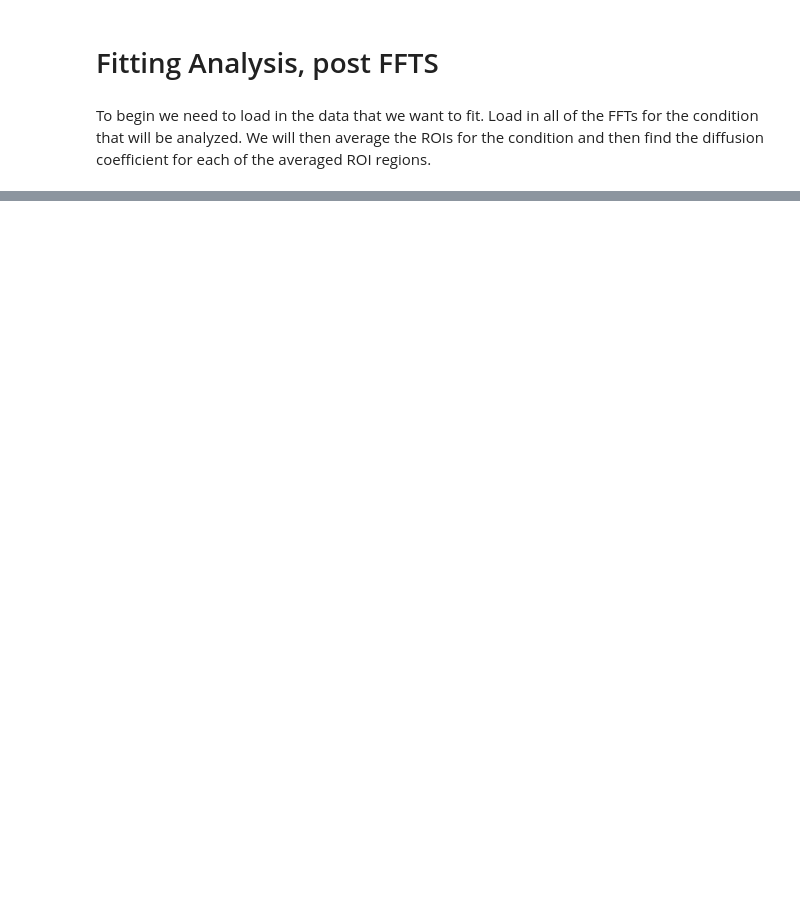
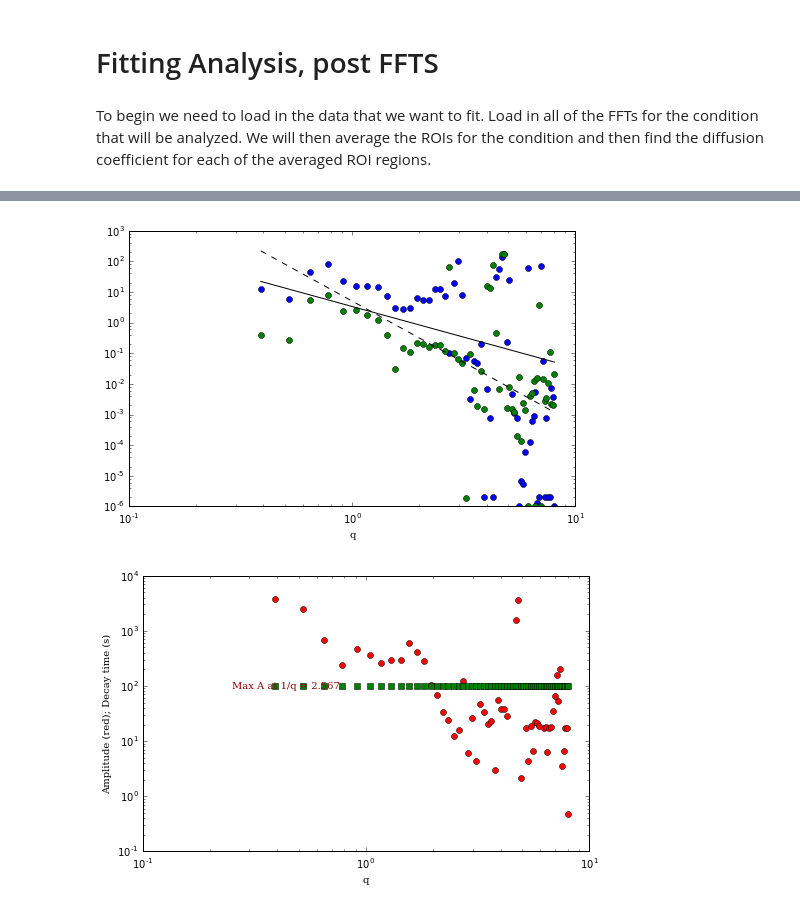
Before and after one commit to rmcgorty/Differential-Dynamic-Microscopy---Python, a Jupyter notebook: DDM analysis for DNA samples.ipynb, the cells around one changed output, grey strips where cells are left out. Cells and saved outputs as stored; diff of their text form; code cells hidden in the pictures; blank space fills up the shorter version.

```diff
--- a/DDM analysis for DNA samples.ipynb
+++ b/DDM analysis for DNA samples.ipynb
@@ -152,12 +178,45 @@ tau = np.zeros_like(ravs[0,:]) #decay time
 amp = np.zeros_like(tau) #amplitude
 bg = np.zeros_like(tau) #background
 alph = np.zeros_like(tau) #alpha (stretching exponent)
+amp2 = np.zeros_like(tau) #amplitude
+tau2 = np.zeros_like(tau) #background
+alph2 = np.zeros_like(tau) #alpha (stretching exponent)
 for i in range(1,len(tau)):
     fitparams, theory, chi2 = two_rounds_fitting(ravs[:,i], times)
     amp[i] = fitparams[0]
     bg[i] = fitparams[2]
     tau[i] = fitparams[1]
     alph[i] = fitparams[3]
+    amp2[i] = fitparams[4]
+    tau2[i] = fitparams[5]
+    alph2[i] = fitparams[6]
+# %%
+#Plot the decay time versus the wave vector
+fig = plt.figure(figsize=(8,8/1.618)); ax = fig.gca();
+#ax.loglog(q[3:-1], tau[2:-1], 'ro')
+ax.loglog(q[3:-1], ddm.newt(tau[2:-1],alph[2:-1]),'bo')
+ax.loglog(q[3:-1], ddm.newt(tau2[2:-1],alph2[2:-1]),'go')
+diffusion_coeff = 0.3
+ax.plot(q[3:-1], (1./diffusion_coeff) * 1./(q[3:-1]**2), '-k')
+adiffusion_coeff = 0.2
+ax.plot(q[3:-1], (1./adiffusion_coeff) * 1./(q[3:-1]**4), '--k')
+ax.set_xlabel("q", fontdict=font_plt_ax)
+
+
+#Plot the amplitude versus the wave vector
+fig = plt.figure(figsize=(8,8/1.618)); ax = fig.gca();
+ax.loglog(q[3:-1], amp[2:-1], 'ro')
+w = amp[2:-1].argmax() #argmax returns the index of the array that has the max value
+q_for_max_a = q[3:-1][w]
+ax.loglog(q[3:-1], bg[2:-1], 'gs') #Plot the background versus the wave vector
+ax.set_xlabel("q", fontdict=font_plt_ax)
+ax.set_ylabel("Amplitude (red); Decay time (s)", fontdict=font_plt_ax)
+ax.text(0.2,0.6,'Max A at 1/q = %.3f' % (1.0/q_for_max_a),
+        fontdict=font_plt,horizontalalignment='left',
+        verticalalignment='center', transform=ax.transAxes);
+# %% [output]
+[figure, added]
+[figure, added]
 # %%
 def DiffCoef (tau, StretchExp, qrange, qmin, qmax):
     nt = ddm.newt(tau, StretchExp)
```
Also changed, not shown: parts of 13 cells of this notebook, 2 other files.
